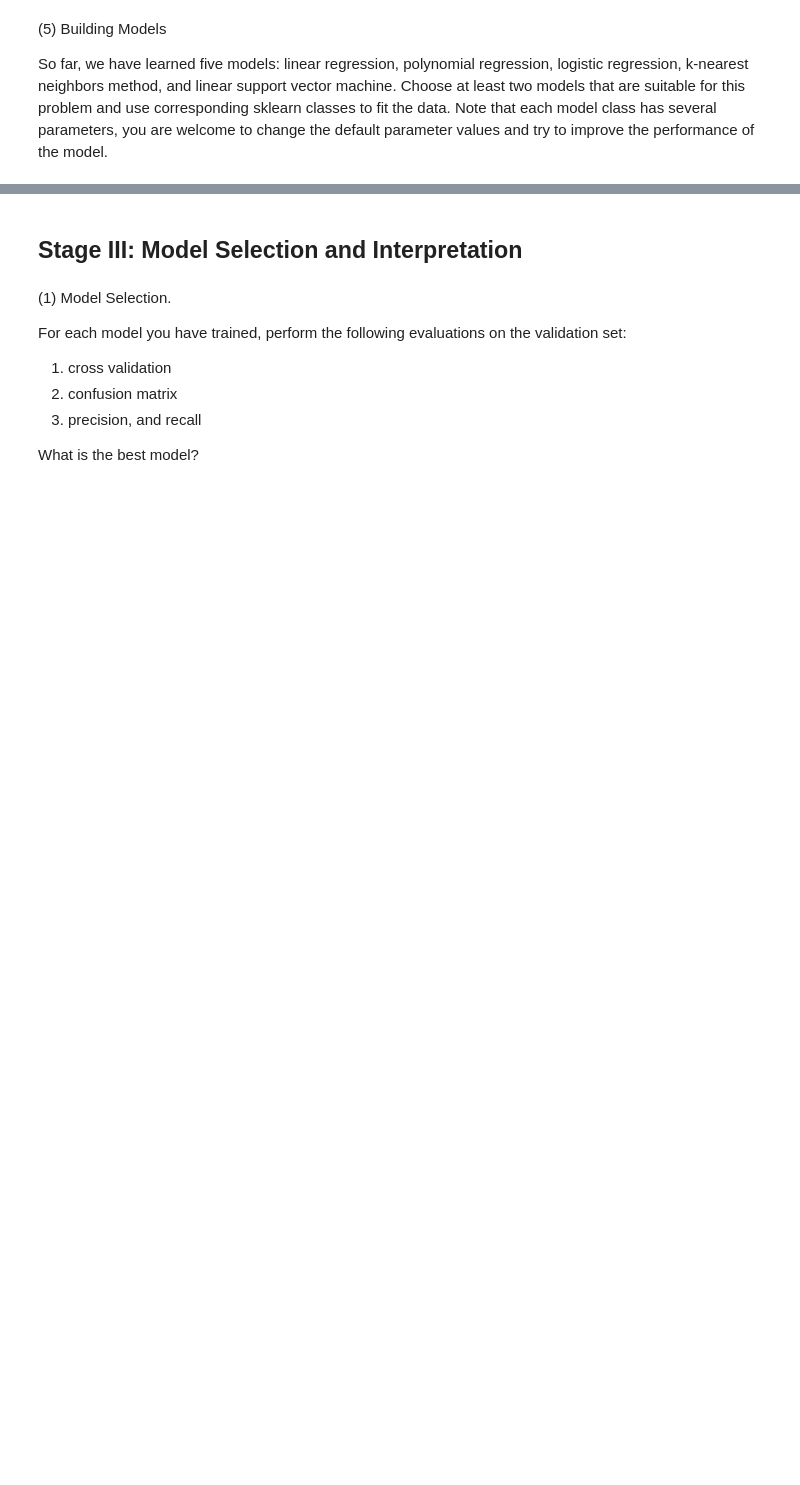
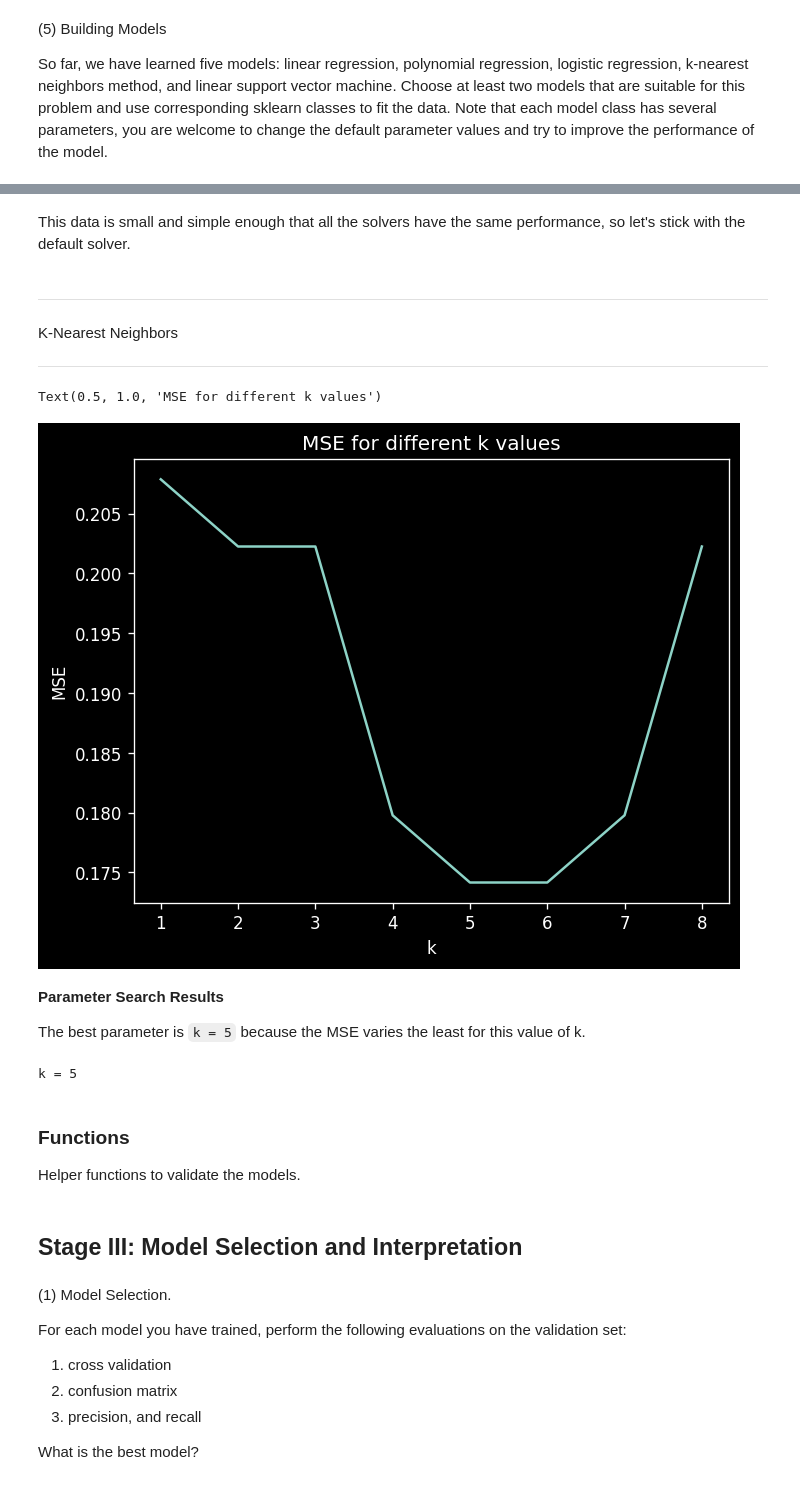
Before and after one commit to irisfield/cmp414, a Jupyter notebook: assignments/midterm.ipynb, the cells around one changed output, grey strips where cells are left out. Saved outputs shown, nothing was run; the diff lists cells and outputs as text; code cells hidden in the pictures; blank space fills up the shorter version.

Commit message:
better formatting and visualization

```diff
--- a/assignments/midterm.ipynb
+++ b/assignments/midterm.ipynb
@@ -307,3 +350,5 @@ train_scaled = StandardScaler().fit_transform(train_cleaned)
+# %%
+train_scaled["Survived"] = train_scaled["Survived"].apply(lambda x: 0 if x < 1 else 1)
 # %% [markdown]
 (4) Extract Validation set
 
@@ -313,3 +365,4 @@ data_train, data_test = train_test_split(train_scaled, test_size=0.2)
 # %%
-# features = train_cleaned.drop(["Survived"], axis = 1)
-# variable = train_cleaned[["Survived"]]
+# seperate the training data
+x_train = data_train.drop(["Survived"], axis = 1)
+y_train = data_train["Survived"]
@@ -325,3 +369,7 @@ data_train, data_test = train_test_split(train_scaled, test_size=0.2)
+# %%
+# seperate the testing data
+x_test = data_test.drop(["Survived"], axis = 1)
+y_test = data_test["Survived"]
 # %% [markdown]
 (5) Building Models
 
@@ -328,0 +402,31 @@ So far, we have learned five models: linear regression, polynomial regression, l
+# %% [markdown]
+This data is small and simple enough that all the solvers have the same performance, so let's stick with the default solver.
+# %% [markdown]
+---
+K-Nearest Neighbors
+
+---
+# %%
+# parameter search
+knn_mse = []
+for k in range(1, 9):
+    knn = KNeighborsClassifier(n_neighbors = k).fit(x_train, y_train)
+    y_test_pred = knn.predict(x_test)
+    knn_mse.append(mean_squared_error(y_test_pred, y_test))
+# %%
+# plot the MSEs as a line plot to understand the rate of change as k increases
+plt.plot(np.linspace(1, 8, num = 8), knn_mse)
+plt.xlabel("k")
+plt.ylabel("MSE")
+plt.title("MSE for different k values")
+# %% [output]
+Text(0.5, 1.0, 'MSE for different k values')
+[figure, added]
+# %% [markdown]
+**Parameter Search Results**
+
+The best parameter is `k = 5` because the MSE varies the least for this value of k.
+# %%
+best_k = 5
+# %% [output]
+k = 5
@@ -328,0 +440,4 @@ So far, we have learned five models: linear regression, polynomial regression, l
+# %% [markdown]
+### Functions
+
+Helper functions to validate the models.
```
Also changed, not shown: parts of 32 cells of this notebook.
